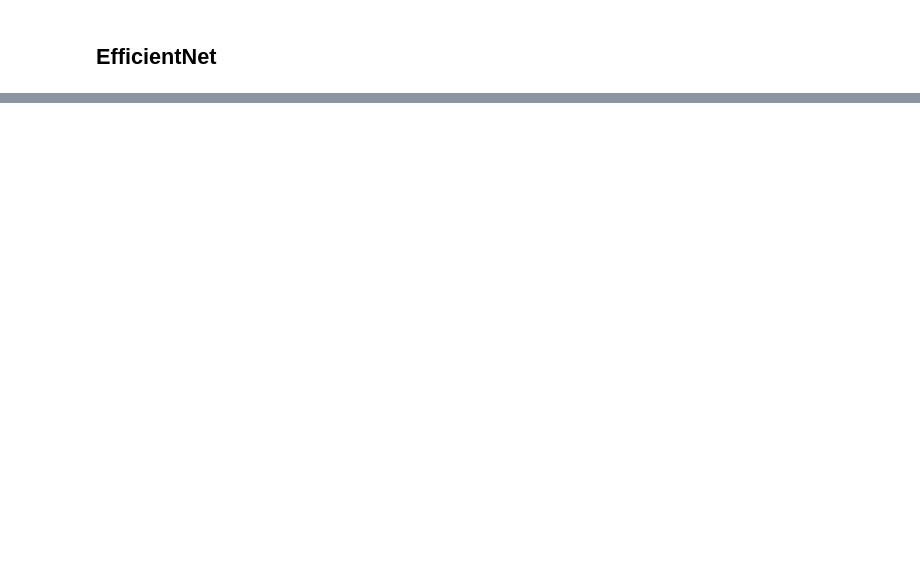
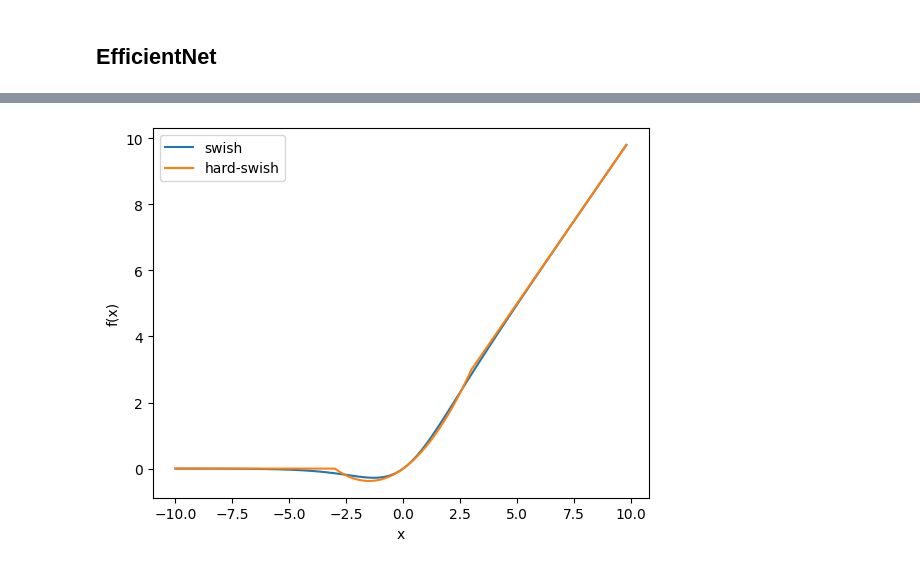
Before and after one commit to rickiepark/hm-dl, a Jupyter notebook: 02-2.ipynb, the cells around one changed output, grey strips where cells are left out. Saved outputs shown, nothing was run; the diff lists cells and outputs as text; code cells hidden in the pictures; blank space fills up the shorter version.

```diff
--- a/02-2.ipynb
+++ b/02-2.ipynb
@@ -153,0 +220,14 @@ ________________________________________________________________________________
+# %%
+def relu6(x):
+    return np.minimum(np.maximum(x, 0), 6)
+
+x = np.arange(-10, 10, 0.2)
+
+plt.plot(x, x * expit(x), label='swish')
+plt.plot(x, x * relu6(x+3)/6, label='hard-swish')
+plt.xlabel('x')
+plt.ylabel('f(x)')
+plt.legend()
+plt.show()
+# %% [output]
+[figure, added]
```
Also changed, not shown: parts of 19 cells of this notebook.
